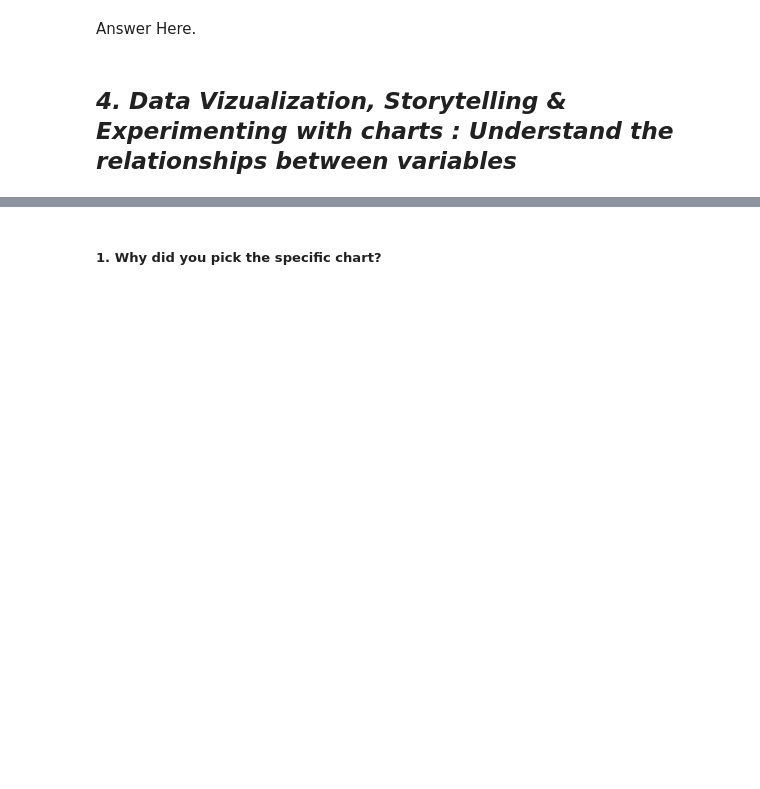
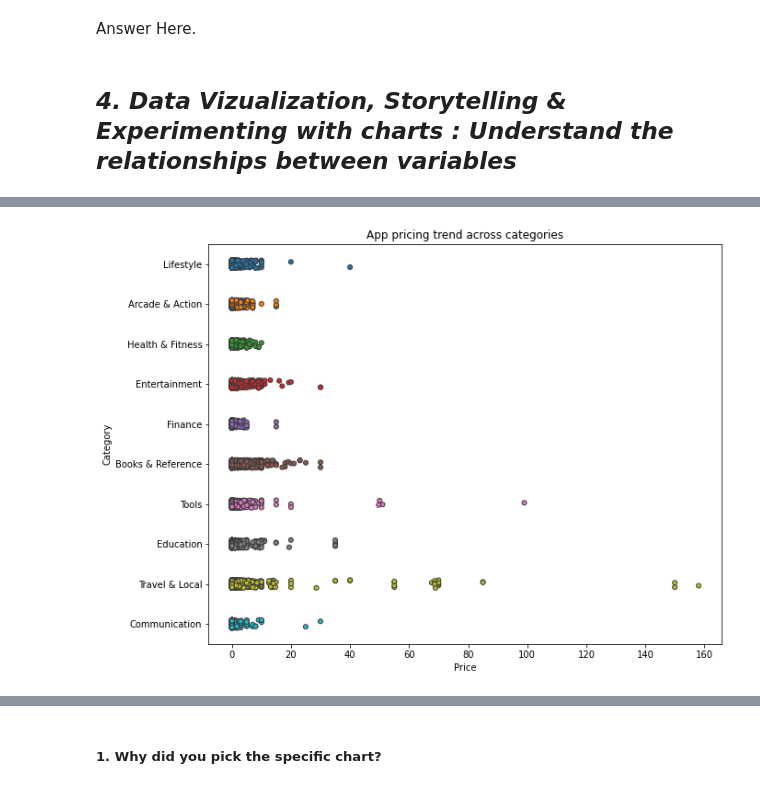
Before and after one commit to v1git12/Capstone-Project-3-Android-Authenticity-Prediction-, a Jupyter notebook: Android_Authenticity_Prediction.ipynb, the cells around one changed output, grey strips where cells are left out. Drawn from its saved outputs; the diff is of its cells as text; code cells hidden in the pictures; blank space fills up the shorter version.

```diff
--- a/Android_Authenticity_Prediction.ipynb
+++ b/Android_Authenticity_Prediction.ipynb
@@ -1027,0 +1294,16 @@ Answer Here.
+# %%
+# GRAPH - 2
+# Select a few popular app categories
+popular_app_cates = df[df.Category.isin(['Entertainment','Travel & Local','Books & Reference','Arcade & Action','Brain & Puzzel','Causual','Personalisation','Lifestyle','Tools',
+                                         'Education','Communication','Finance','Health & Fitness','Buisness'])]
+
+# Examine the price trend by plotting Price vs Category
+plt.figure(figsize=(10,8))
+
+# Ploting Strip plot of price & category
+ax = sns.stripplot(x = popular_app_cates["Price"], y = popular_app_cates["Category"], jitter=True, linewidth=1)
+ax.set_title('App pricing trend across categories')
+
+plt.show()
+# %% [output]
+[figure, added]
```
Also changed, not shown: parts of 131 cells of this notebook.
